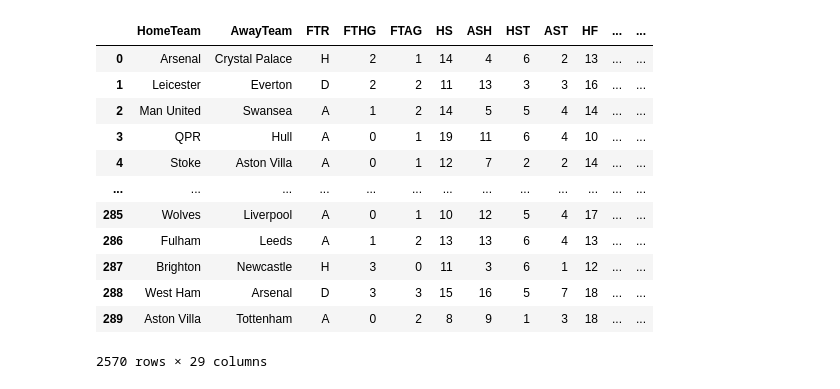
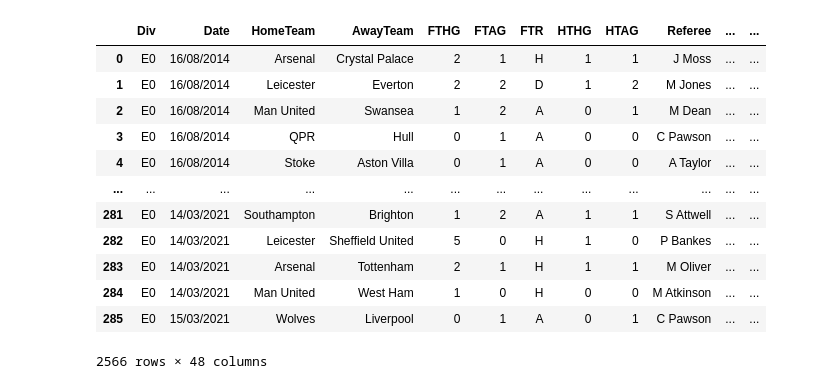
Before and after one commit to OranHoward/Football-Predictions, a Jupyter notebook: Join_datasets.ipynb, the cells around one changed output. Drawn from its saved outputs; the diff is of its cells as text; code cells hidden in the pictures.

```diff
--- a/Join_datasets.ipynb
+++ b/Join_datasets.ipynb
@@ -288,0 +68,26 @@ final_dataset_2020_21
+# %%
+# use the pd merge function to join the season data together with virtual data
+
+fifa_season_14_15 = pd.merge(season_14_15, fifa_data15, left_on='AwayTeam', right_on='Team', how='left')
+
+fifa_season_15_16 = pd.merge(season_15_16, fifa_data16, left_on='AwayTeam', right_on='Team', how='left')
+
+fifa_season_16_17 = pd.merge(season_16_17, fifa_data17, left_on='AwayTeam', right_on='Team', how='left')
+
+fifa_season_17_18 = pd.merge(season_17_18, fifa_data18, left_on='AwayTeam', right_on='Team', how='left')
+
+fifa_season_18_19 = pd.merge(season_18_19, fifa_data19, left_on='AwayTeam', right_on='Team', how='left')
+
+fifa_season_19_20 = pd.merge(season_19_20, fifa_data20, left_on='AwayTeam', right_on='Team', how='left')
+
+fifa_season_20_21 = pd.merge(season_20_21, fifa_data21, left_on='AwayTeam', right_on='Team', how='left')
+
+final_dataset_away = pd.concat([fifa_season_14_15,fifa_season_15_16,fifa_season_16_17,fifa_season_17_18,fifa_season_18_19,fifa_season_19_20,fifa_season_20_21])
+
+
+final_dataset_away.rename(columns = {'Total_Rating':'ATR', 'team_potential':'ATP',
+                                   'team_wage':'ATW','team_value':'ATV','Goalkeeper': 'AGKR',
+                               'Defence': 'ADefR','Midfield': 'AMidR','Attack': 'AAttR'}, inplace = True)
+
+final_dataset_away = final_dataset_away.drop(['Team','Unnamed: 0'], axis=1)
+final_dataset_away
@@ -289,20 +108,28 @@ final_dataset_2020_21
+# %%
+# join the away team data with the home team data
+final_dataset_home['ATR'] = final_dataset_away['ATR']
+final_dataset_home['AGKR'] = final_dataset_away['AGKR']
+final_dataset_home['ADefR'] = final_dataset_away['ADefR']
+final_dataset_home['AMidR'] = final_dataset_away['AMidR']
+final_dataset_home['AAttR'] = final_dataset_away['AAttR']
+final_dataset_home['ATV'] = final_dataset_away['ATV']
+final_dataset_home['ATP'] = final_dataset_away['ATP']
+final_dataset_home['ATW'] = final_dataset_away['ATW']
+
+final_dataset_home
+# %% [output]
+|  | Div | Date | HomeTeam | AwayTeam | FTHG | FTAG | FTR | HTHG | HTAG | Referee | ... | ... |
+| 0 | E0 | 16/08/2014 | Arsenal | Crystal Palace | 2 | 1 | H | 1 | 1 | J Moss | ... | ... |
+| 1 | E0 | 16/08/2014 | Leicester | Everton | 2 | 2 | D | 1 | 2 | M Jones | ... | ... |
+| 2 | E0 | 16/08/2014 | Man United | Swansea | 1 | 2 | A | 0 | 1 | M Dean | ... | ... |
+| 3 | E0 | 16/08/2014 | QPR | Hull | 0 | 1 | A | 0 | 0 | C Pawson | ... | ... |
+| 4 | E0 | 16/08/2014 | Stoke | Aston Villa | 0 | 1 | A | 0 | 0 | A Taylor | ... | ... |
+| ... | ... | ... | ... | ... | ... | ... | ... | ... | ... | ... | ... | ... |
+| 281 | E0 | 14/03/2021 | Southampton | Brighton | 1 | 2 | A | 1 | 1 | S Attwell | ... | ... |
+| 282 | E0 | 14/03/2021 | Leicester | Sheffield United | 5 | 0 | H | 1 | 0 | P Bankes | ... | ... |
+| 283 | E0 | 14/03/2021 | Arsenal | Tottenham | 2 | 1 | H | 1 | 1 | M Oliver | ... | ... |
+| 284 | E0 | 14/03/2021 | Man United | West Ham | 1 | 0 | H | 0 | 0 | M Atkinson | ... | ... |
+| 285 | E0 | 15/03/2021 | Wolves | Liverpool | 0 | 1 | A | 0 | 1 | C Pawson | ... | ... |
+2566 rows × 48 columns
 # %%
-# concatanate all dataframe
-
-final_dataset = pd.concat([final_dataset_2014_15,final_dataset_2015_16,final_dataset_2016_17,final_dataset_2017_18,final_dataset_2018_19,final_dataset_2019_20,final_dataset_2020_21])
-final_dataset.to_csv(r'/Users/oran/Desktop/Project/fifa_results_final.csv')
-final_dataset
+#final_dataset_home.to_csv(r'/Users/oran/Desktop/Project/fifa_results_final.csv')
-# %% [output]
-|  | HomeTeam | AwayTeam | FTR | FTHG | FTAG | HS | ASH | HST | AST | HF | ... | ... |
-| 0 | Arsenal | Crystal Palace | H | 2 | 1 | 14 | 4 | 6 | 2 | 13 | ... | ... |
-| 1 | Leicester | Everton | D | 2 | 2 | 11 | 13 | 3 | 3 | 16 | ... | ... |
-| 2 | Man United | Swansea | A | 1 | 2 | 14 | 5 | 5 | 4 | 14 | ... | ... |
-| 3 | QPR | Hull | A | 0 | 1 | 19 | 11 | 6 | 4 | 10 | ... | ... |
-| 4 | Stoke | Aston Villa | A | 0 | 1 | 12 | 7 | 2 | 2 | 14 | ... | ... |
-| ... | ... | ... | ... | ... | ... | ... | ... | ... | ... | ... | ... | ... |
-| 285 | Wolves | Liverpool | A | 0 | 1 | 10 | 12 | 5 | 4 | 17 | ... | ... |
-| 286 | Fulham | Leeds | A | 1 | 2 | 13 | 13 | 6 | 4 | 13 | ... | ... |
-| 287 | Brighton | Newcastle | H | 3 | 0 | 11 | 3 | 6 | 1 | 12 | ... | ... |
-| 288 | West Ham | Arsenal | D | 3 | 3 | 15 | 16 | 5 | 7 | 18 | ... | ... |
-| 289 | Aston Villa | Tottenham | A | 0 | 2 | 8 | 9 | 1 | 3 | 18 | ... | ... |
-2570 rows × 29 columns
```
Also changed, not shown: parts of 10 cells of this notebook.
